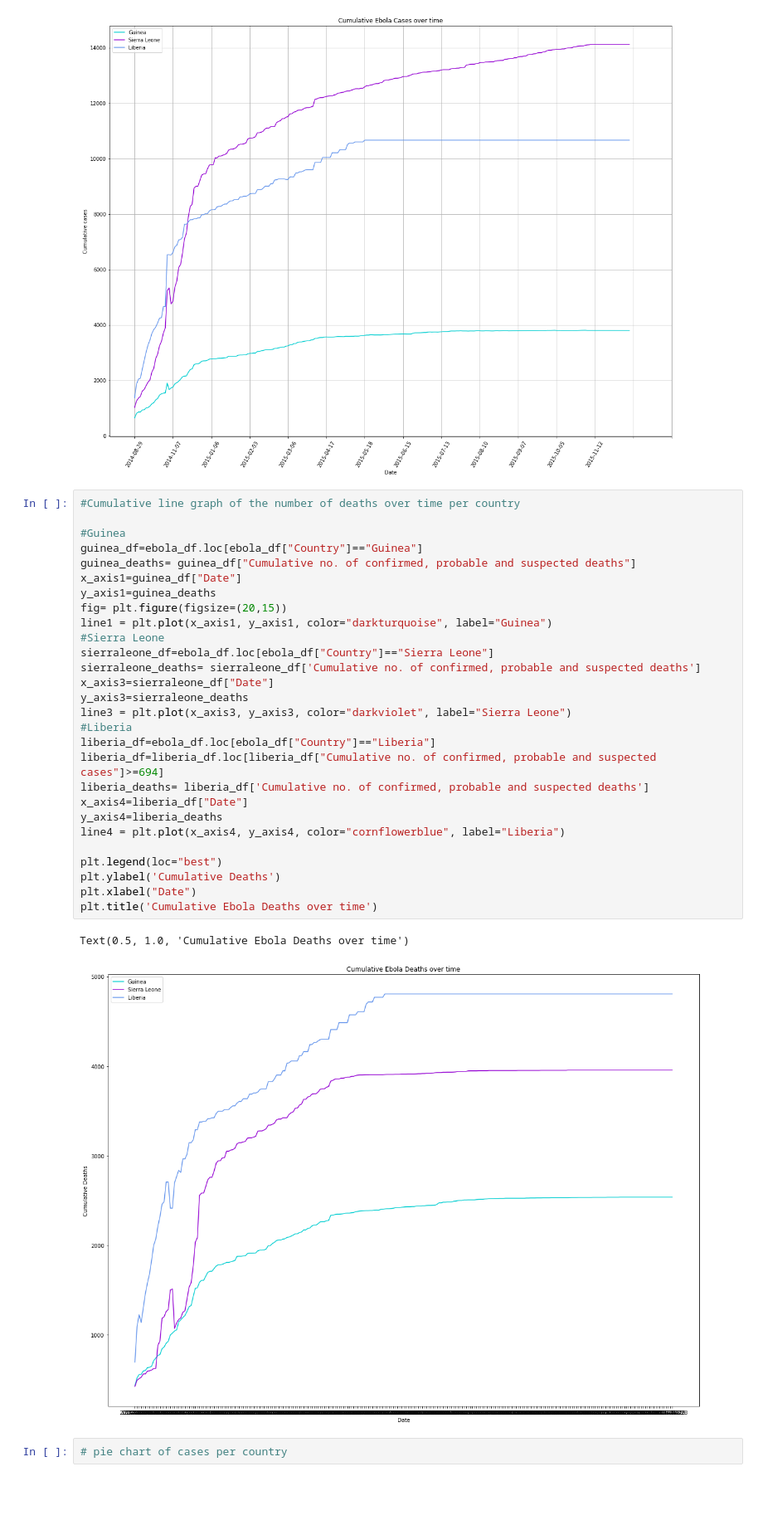
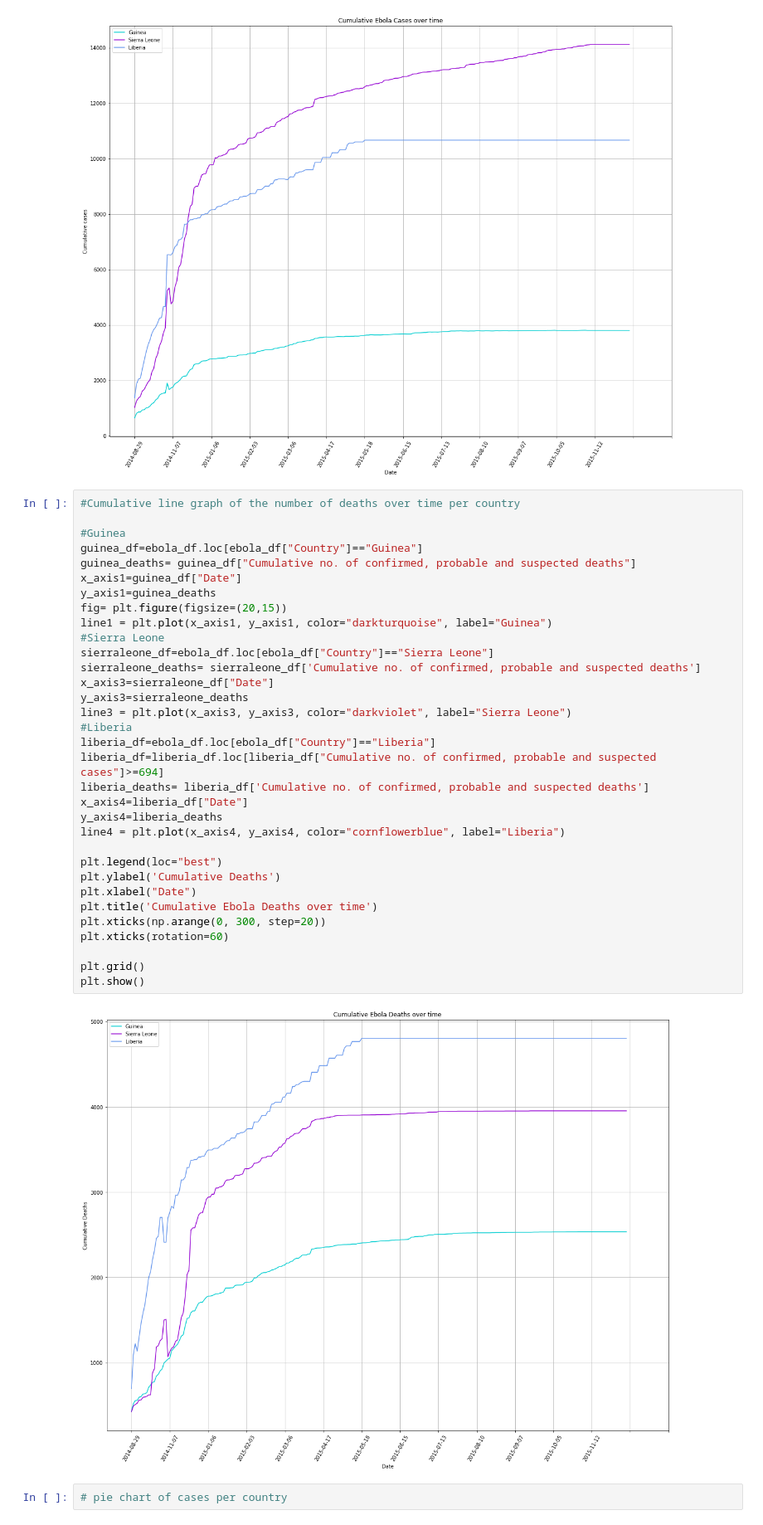
Before and after one commit to erharker/Json-s-and-the-pretty-pprintcesses, a Jupyter notebook: Ebola SARS.ipynb, the cells around one changed output. Shown: that part at 83% size. Saved outputs shown, nothing was run; the diff lists cells and outputs as text; blank space fills up the shorter version.

Commit message:
updated Ebola

```diff
--- a/Ebola SARS.ipynb
+++ b/Ebola SARS.ipynb
@@ -130,34 +130,38 @@ plt.show()
 # %%
 #Cumulative line graph of the number of deaths over time per country
 
 #Guinea
 guinea_df=ebola_df.loc[ebola_df["Country"]=="Guinea"]
 guinea_deaths= guinea_df["Cumulative no. of confirmed, probable and suspected deaths"]
 x_axis1=guinea_df["Date"]
 y_axis1=guinea_deaths
 fig= plt.figure(figsize=(20,15))
 line1 = plt.plot(x_axis1, y_axis1, color="darkturquoise", label="Guinea")
 #Sierra Leone
 sierraleone_df=ebola_df.loc[ebola_df["Country"]=="Sierra Leone"]
 sierraleone_deaths= sierraleone_df['Cumulative no. of confirmed, probable and suspected deaths']
 x_axis3=sierraleone_df["Date"]
 y_axis3=sierraleone_deaths
 line3 = plt.plot(x_axis3, y_axis3, color="darkviolet", label="Sierra Leone")
 #Liberia
 liberia_df=ebola_df.loc[ebola_df["Country"]=="Liberia"]
 liberia_df=liberia_df.loc[liberia_df["Cumulative no. of confirmed, probable and suspected cases"]>=694]
 liberia_deaths= liberia_df['Cumulative no. of confirmed, probable and suspected deaths']
 x_axis4=liberia_df["Date"]
 y_axis4=liberia_deaths
 line4 = plt.plot(x_axis4, y_axis4, color="cornflowerblue", label="Liberia")
 
 plt.legend(loc="best")
 plt.ylabel('Cumulative Deaths')
 plt.xlabel("Date")
 plt.title('Cumulative Ebola Deaths over time')
+plt.xticks(np.arange(0, 300, step=20))
+plt.xticks(rotation=60)
+
+plt.grid()
+plt.show()
 # %% [output]
-Text(0.5, 1.0, 'Cumulative Ebola Deaths over time')
-[figure, old version]
+[figure, new version]
 # %%
 # pie chart of cases per country
 # %%
```
Also changed, not shown: parts of 1 cell of this notebook.
